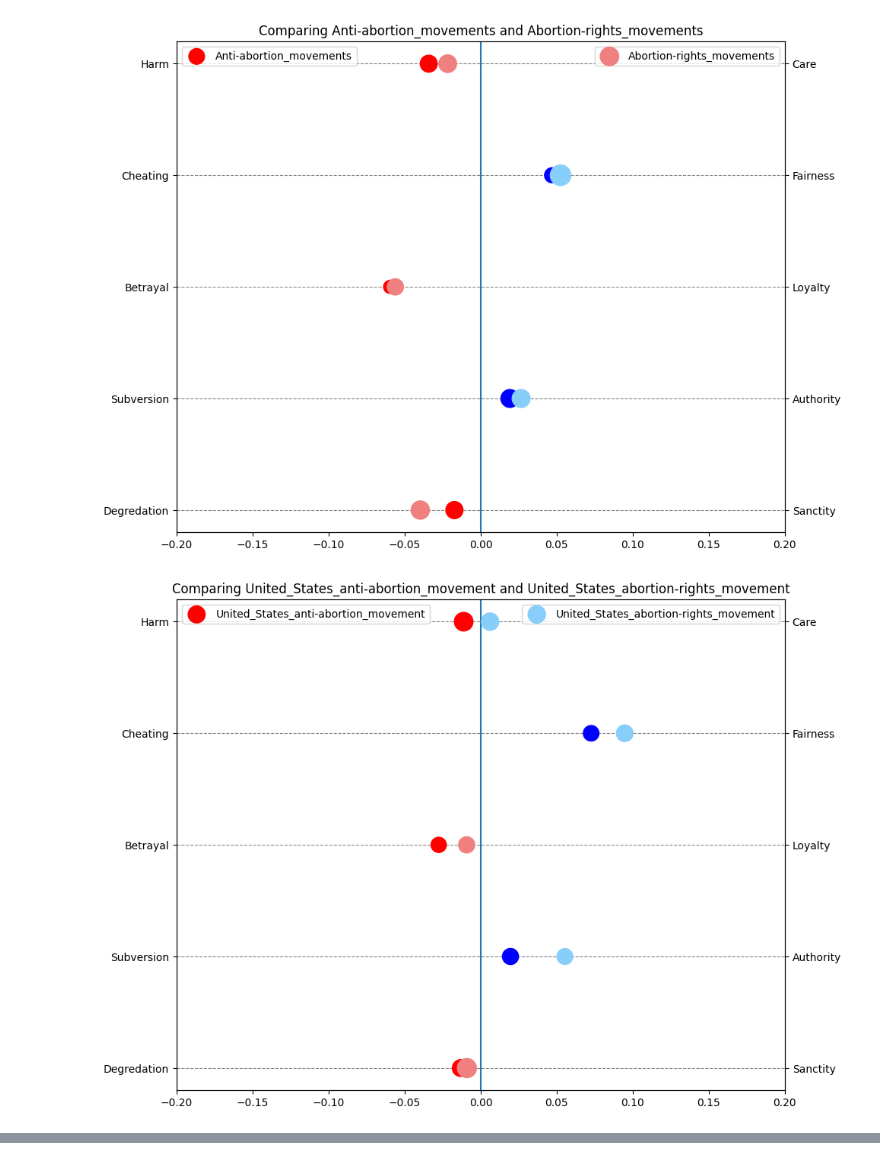
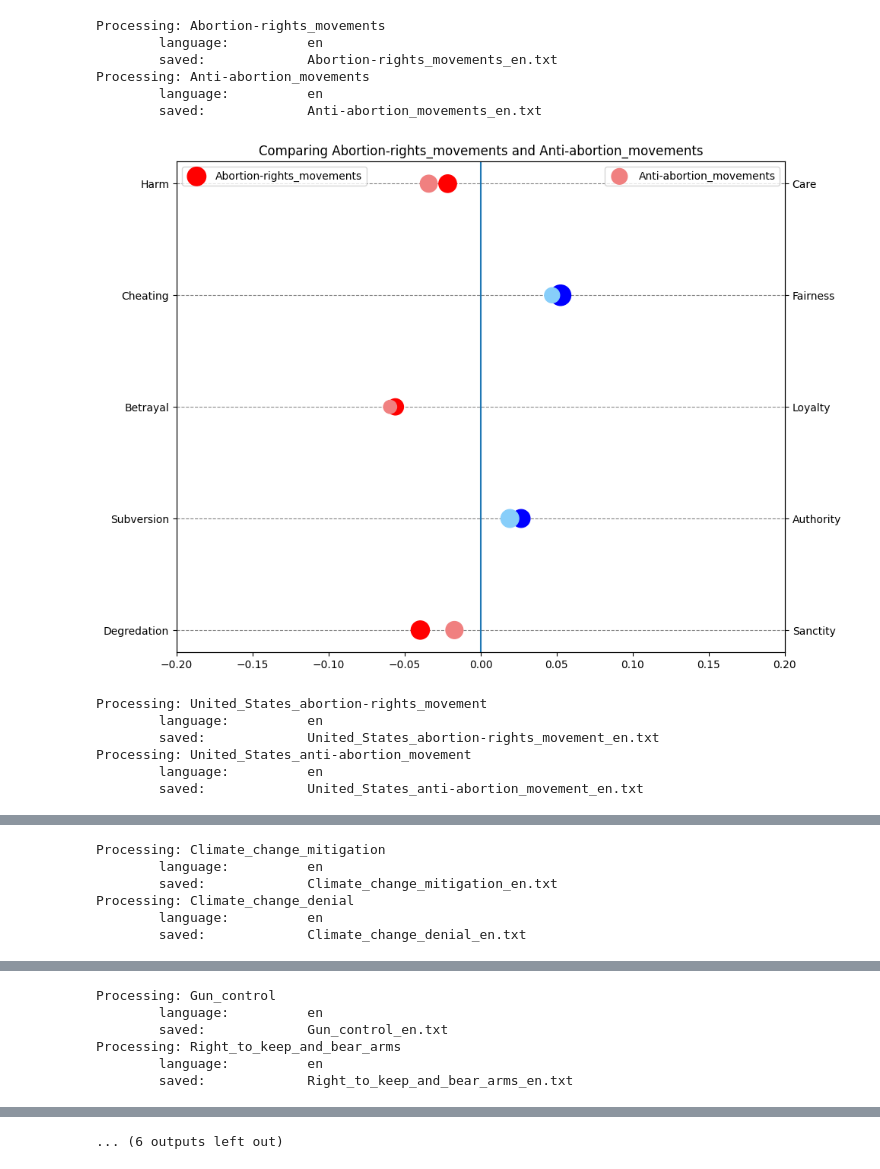
Before and after one commit to NicoOhler/wikipedia_framing_analysis, a Jupyter notebook: test.ipynb, the cells around one changed output, grey strips where cells are left out. Cells and saved outputs as stored; diff of their text form; code cells hidden in the pictures.

Commit message:
Compare articles of opposing views

```diff
--- a/test.ipynb
+++ b/test.ipynb
@@ -361,18 +361,45 @@ for category in categories:
     categories[category]["aggregated_variances"] = pd.DataFrame(aggregated_variances)
     categories[category]["aggregated_quantiles_25"] = pd.DataFrame(aggregated_quantiles_25)
     categories[category]["aggregated_quantiles_75"] = pd.DataFrame(aggregated_quantiles_75)
-# %%
-article_pairs = [("Anti-abortion_movements", "Abortion-rights_movements"), ( "United_States_anti-abortion_movement", "United_States_abortion-rights_movement")]
-data_folder = "data/Abortion/"
-
-for article_pair in article_pairs:
-    df1 = pd.read_csv(data_folder + "frame_dimensions/" + article_pair[0] + ".csv", header=[0, 1])
-    df2 = pd.read_csv(data_folder + "frame_dimensions/" + article_pair[1] + ".csv", header=[0, 1])
-    df1 = df1.drop(columns=df1.columns[0])
-    df2 = df2.drop(columns=df2.columns[0])
-    g = compare_plots(df1, df2, article_pair)
-    plt.title(f'Comparing {article_pair[0]} and {article_pair[1]}')
-    plt.show()
-# %% [output]
-[figure, removed]
-[figure, removed]
+# %%
+# left-liberal on the left, right-conservative on the right
+# todo change colors, blue for left, red for right, or sth like that
+opposing_views = [["Abortion-rights_movements", "Anti-abortion_movements"],
+                   ["United_States_abortion-rights_movement", "United_States_anti-abortion_movement"],
+                   ["Climate_change_mitigation", "Climate_change_denial"],
+                   ["Gun_control", "Right_to_keep_and_bear_arms"],
+                   ["Healthcare_reform_in_the_United_States","Single-payer_healthcare"], # todo
+                   ["Immigration","Opposition_to_immigration"],
+                   ["Living_wage", "Minimum_wage"], # todo
+                   ["Mass_surveillance", "Right_to_privacy"], # neither left nor right
+                   ["Right_to_die", "Consistent_life_ethic"]
+                   ]
+data_folder = "data/oppoing_views/frame_dimensions/"
+plot_folder = "plots/opposing_views/frame_dimensions/"
+os.makedirs(data_folder, exist_ok=True)
+os.makedirs(plot_folder, exist_ok=True)
+for article_pair in opposing_views:
+    articles = tokenize_articles(get_articles(article_pair))
+    df1 = pd.DataFrame(framing_dimensions(articles[0]))
+    df2 = pd.DataFrame(framing_dimensions(articles[1]))
+    g = compare_plots(df1, df2, article_pair)
+    plt.title(f'Comparing {article_pair[0]} and {article_pair[1]}')
+    if save_to_file:
+        df1.to_csv(data_folder + article_pair[0] + ".csv", index=False)
+        df2.to_csv(data_folder + article_pair[1] + ".csv", index=False)
+        plt.savefig(plot_folder + article_pair[0] + "_" + article_pair[1] + ".png")
+    plt.show()
+# %% [output]
+Processing: Abortion-rights_movements
+        language:          en
+        saved:             Abortion-rights_movements_en.txt
+Processing: Anti-abortion_movements
+        language:          en
+        saved:             Anti-abortion_movements_en.txt
+[figure, added]
+Processing: United_States_abortion-rights_movement
+        language:          en
+        saved:             United_States_abortion-rights_movement_en.txt
+Processing: United_States_anti-abortion_movement
+        language:          en
+        saved:             United_States_anti-abortion_movement_en.txt
@@ -378,0 +407,6 @@ for article_pair in article_pairs:
+Processing: Climate_change_mitigation
+        language:          en
+        saved:             Climate_change_mitigation_en.txt
+Processing: Climate_change_denial
+        language:          en
+        saved:             Climate_change_denial_en.txt
@@ -378,0 +414,6 @@ for article_pair in article_pairs:
+Processing: Gun_control
+        language:          en
+        saved:             Gun_control_en.txt
+Processing: Right_to_keep_and_bear_arms
+        language:          en
+        saved:             Right_to_keep_and_bear_arms_en.txt
@@ -379,3 +435,4 @@ for article_pair in article_pairs:
+... (6 outputs left out)
 # %%
 for category in categories:
     plot_folder = "plots/" + category + "/"
```
Also changed, not shown: parts of 1 cell of this notebook, 48 other files.
